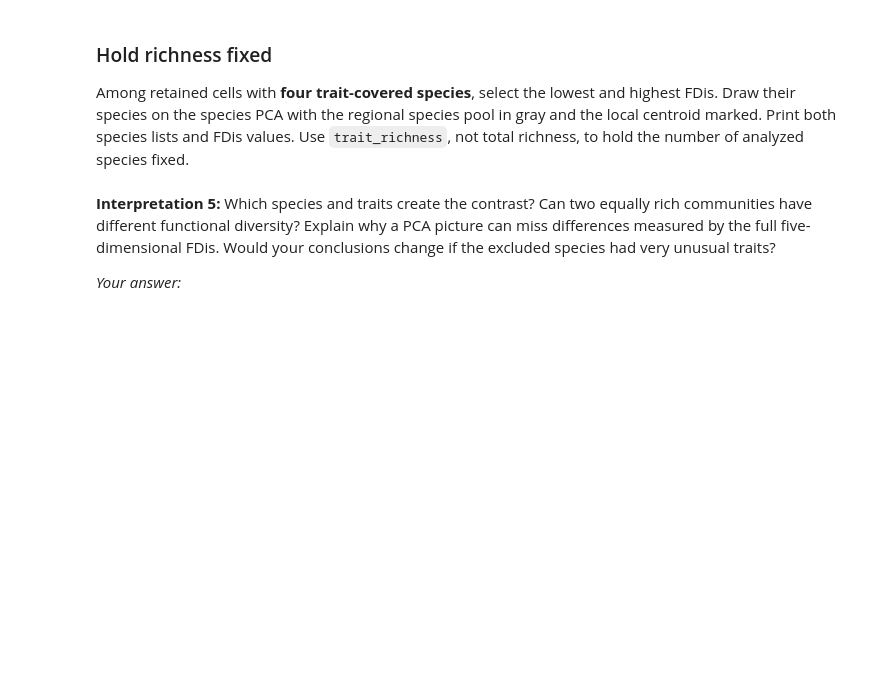
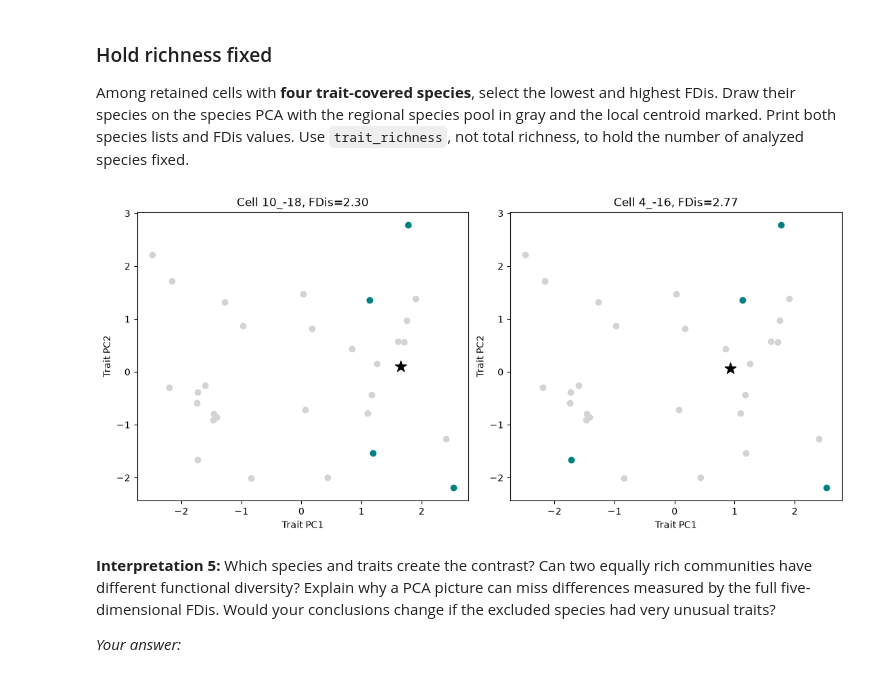
Before and after one commit to Gyrosigma/BIO597-SpatialBiodiversity, a Jupyter notebook: docs/assignments/Assignment-12-SpatialTraitVariation.ipynb, the cells around one changed output. Saved outputs shown, nothing was run; the diff lists cells and outputs as text; code cells hidden in the pictures; blank space fills up the shorter version.

```diff
--- a/docs/assignments/Assignment-12-SpatialTraitVariation.ipynb
+++ b/docs/assignments/Assignment-12-SpatialTraitVariation.ipynb
@@ -378,7 +492,25 @@ species fixed.
 # %%
 # Find low and high FDis cells with trait_richness == 4.
 # Plot each local species set and centroid on the species PCA.
 # Print the cell IDs, species lists, and FDis values.
+
+candidates = functional_sites[functional_sites["richness"] == 4]
+lowest = candidates["functional_dispersion"].idxmin()
+highest = candidates["functional_dispersion"].idxmax()
+
+fig, axes = plt.subplots(1, 2, figsize=(11, 5), layout="constrained")
+for ax, site_id in zip(axes, [lowest, highest]):
+    present = community.loc[site_id]
+    names = present[present > 0].index
+    selected = species_scores.loc[names]
+    ax.scatter(species_scores["PC1"], species_scores["PC2"], color="lightgray")
+    ax.scatter(selected["PC1"], selected["PC2"], color="teal")
+    ax.scatter(selected["PC1"].mean(), selected["PC2"].mean(), marker="*", color="black", s=150)
+    fdis = functional_sites.loc[site_id, "functional_dispersion"]
+    ax.set(title=f"Cell {site_id}, FDis={fdis:.2f}", xlabel="Trait PC1", ylabel="Trait PC2")
+plt.show()
+# %% [output]
+[figure, added]
 # %% [markdown]
 **Interpretation 5:** Which species and traits create the contrast? Can two
 equally rich communities have different functional diversity? Explain why a PCA
```
Also changed, not shown: parts of 6 cells of this notebook.
